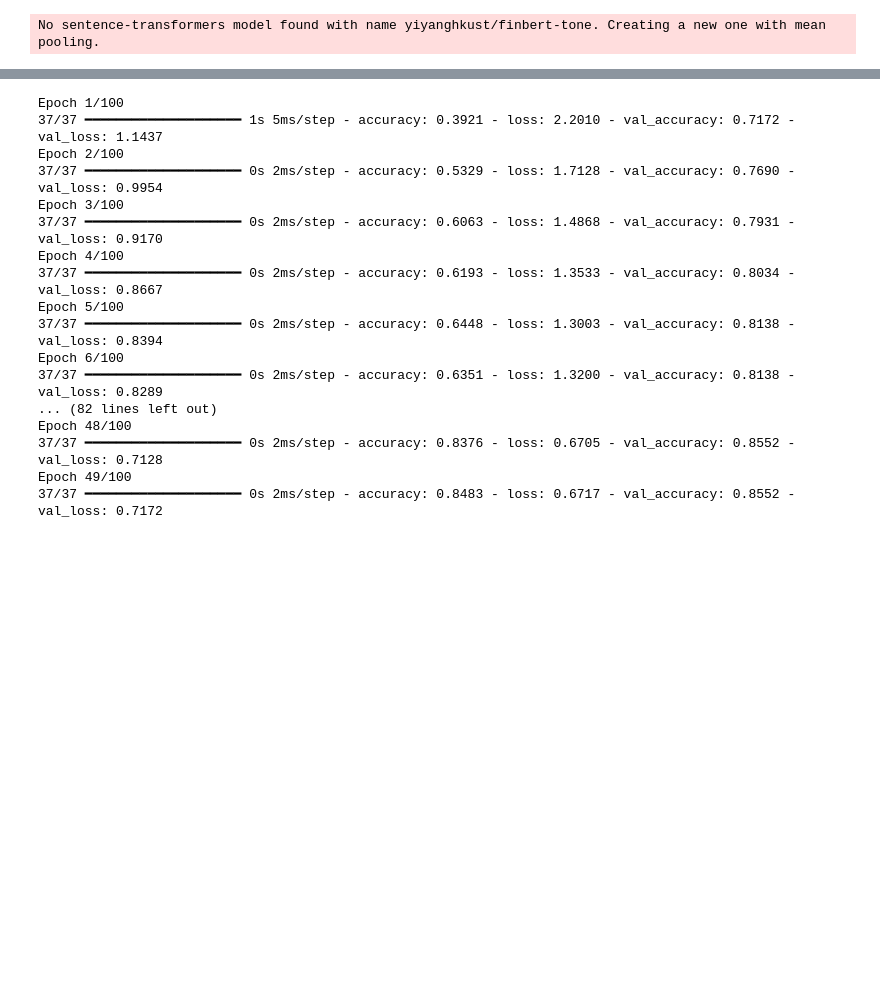
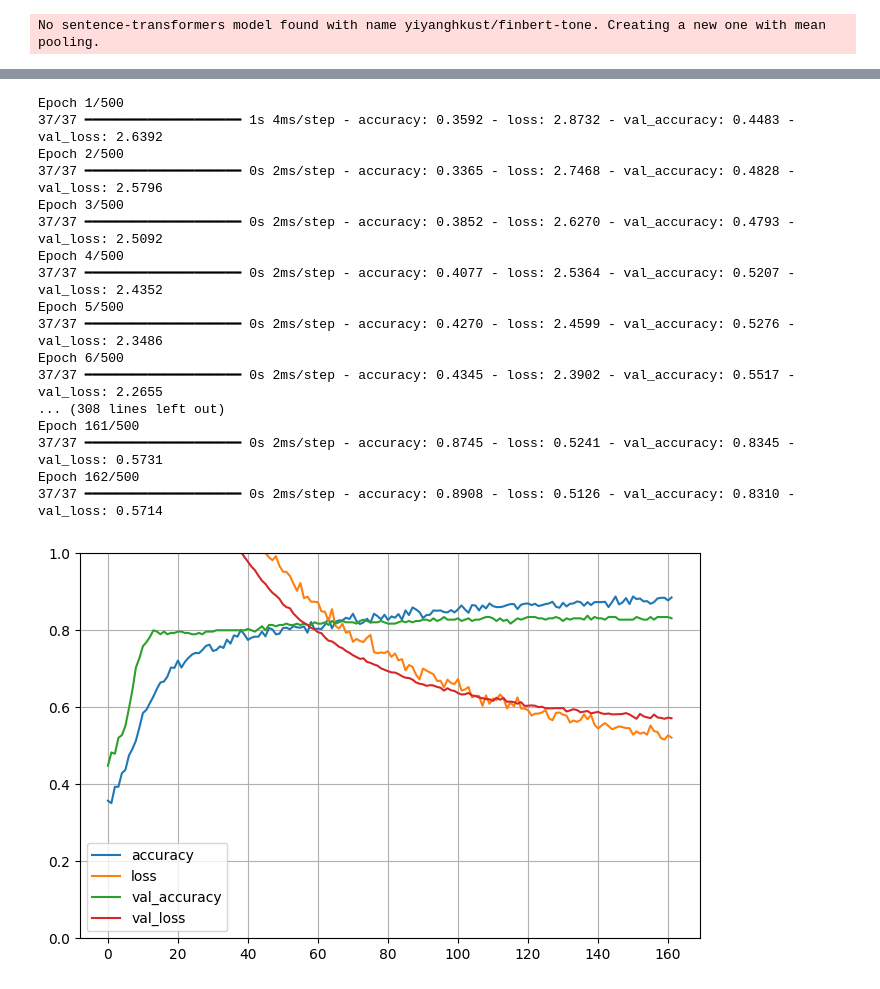
Before and after one commit to anismabaziz/stock-mood, a Jupyter notebook: backend/notebooks/neural_net.ipynb, the cells around one changed output, grey strips where cells are left out. Saved outputs shown, nothing was run; the diff lists cells and outputs as text; code cells hidden in the pictures; blank space fills up the shorter version.

```diff
--- a/backend/notebooks/neural_net.ipynb
+++ b/backend/notebooks/neural_net.ipynb
@@ -91,35 +92,45 @@ from tensorflow.keras.callbacks import EarlyStopping
 
 early_stopping = EarlyStopping(
     monitor='val_loss',
-    patience=5,
+    patience=10,
+    min_delta=0.001,
     restore_best_weights=True
 )
+
 
 history = model.fit(
     X_train, y_train,
     validation_data=(X_val, y_val),
-    epochs=100,
+    epochs=500,
     batch_size=32,
-    callbacks=[early_stopping]
+    callbacks=[early_stopping],
 )
 # %% [output]
-Epoch 1/100
-37/37 ━━━━━━━━━━━━━━━━━━━━ 1s 5ms/step - accuracy: 0.3921 - loss: 2.2010 - val_accuracy: 0.7172 - val_loss: 1.1437
-Epoch 2/100
-37/37 ━━━━━━━━━━━━━━━━━━━━ 0s 2ms/step - accuracy: 0.5329 - loss: 1.7128 - val_accuracy: 0.7690 - val_loss: 0.9954
-Epoch 3/100
-37/37 ━━━━━━━━━━━━━━━━━━━━ 0s 2ms/step - accuracy: 0.6063 - loss: 1.4868 - val_accuracy: 0.7931 - val_loss: 0.9170
-Epoch 4/100
-37/37 ━━━━━━━━━━━━━━━━━━━━ 0s 2ms/step - accuracy: 0.6193 - loss: 1.3533 - val_accuracy: 0.8034 - val_loss: 0.8667
-Epoch 5/100
-37/37 ━━━━━━━━━━━━━━━━━━━━ 0s 2ms/step - accuracy: 0.6448 - loss: 1.3003 - val_accuracy: 0.8138 - val_loss: 0.8394
-Epoch 6/100
-37/37 ━━━━━━━━━━━━━━━━━━━━ 0s 2ms/step - accuracy: 0.6351 - loss: 1.3200 - val_accuracy: 0.8138 - val_loss: 0.8289
-... (82 lines left out)
-Epoch 48/100
-37/37 ━━━━━━━━━━━━━━━━━━━━ 0s 2ms/step - accuracy: 0.8376 - loss: 0.6705 - val_accuracy: 0.8552 - val_loss: 0.7128
-Epoch 49/100
-37/37 ━━━━━━━━━━━━━━━━━━━━ 0s 2ms/step - accuracy: 0.8483 - loss: 0.6717 - val_accuracy: 0.8552 - val_loss: 0.7172
+Epoch 1/500
+37/37 ━━━━━━━━━━━━━━━━━━━━ 1s 4ms/step - accuracy: 0.3592 - loss: 2.8732 - val_accuracy: 0.4483 - val_loss: 2.6392
+Epoch 2/500
+37/37 ━━━━━━━━━━━━━━━━━━━━ 0s 2ms/step - accuracy: 0.3365 - loss: 2.7468 - val_accuracy: 0.4828 - val_loss: 2.5796
+Epoch 3/500
+37/37 ━━━━━━━━━━━━━━━━━━━━ 0s 2ms/step - accuracy: 0.3852 - loss: 2.6270 - val_accuracy: 0.4793 - val_loss: 2.5092
+Epoch 4/500
+37/37 ━━━━━━━━━━━━━━━━━━━━ 0s 2ms/step - accuracy: 0.4077 - loss: 2.5364 - val_accuracy: 0.5207 - val_loss: 2.4352
+Epoch 5/500
+37/37 ━━━━━━━━━━━━━━━━━━━━ 0s 2ms/step - accuracy: 0.4270 - loss: 2.4599 - val_accuracy: 0.5276 - val_loss: 2.3486
+Epoch 6/500
+37/37 ━━━━━━━━━━━━━━━━━━━━ 0s 2ms/step - accuracy: 0.4345 - loss: 2.3902 - val_accuracy: 0.5517 - val_loss: 2.2655
+... (308 lines left out)
+Epoch 161/500
+37/37 ━━━━━━━━━━━━━━━━━━━━ 0s 2ms/step - accuracy: 0.8745 - loss: 0.5241 - val_accuracy: 0.8345 - val_loss: 0.5731
+Epoch 162/500
+37/37 ━━━━━━━━━━━━━━━━━━━━ 0s 2ms/step - accuracy: 0.8908 - loss: 0.5126 - val_accuracy: 0.8310 - val_loss: 0.5714
+# %%
+import matplotlib.pyplot as plt
+pd.DataFrame(history.history).plot(figsize=(8, 5))
+plt.grid(True)
+plt.gca().set_ylim(0, 1)
+plt.show()
+# %% [output]
+[figure, added]
 # %%
 import matplotlib.pyplot as plt
 
```
Also changed, not shown: parts of 10 cells of this notebook, 1 other file.
